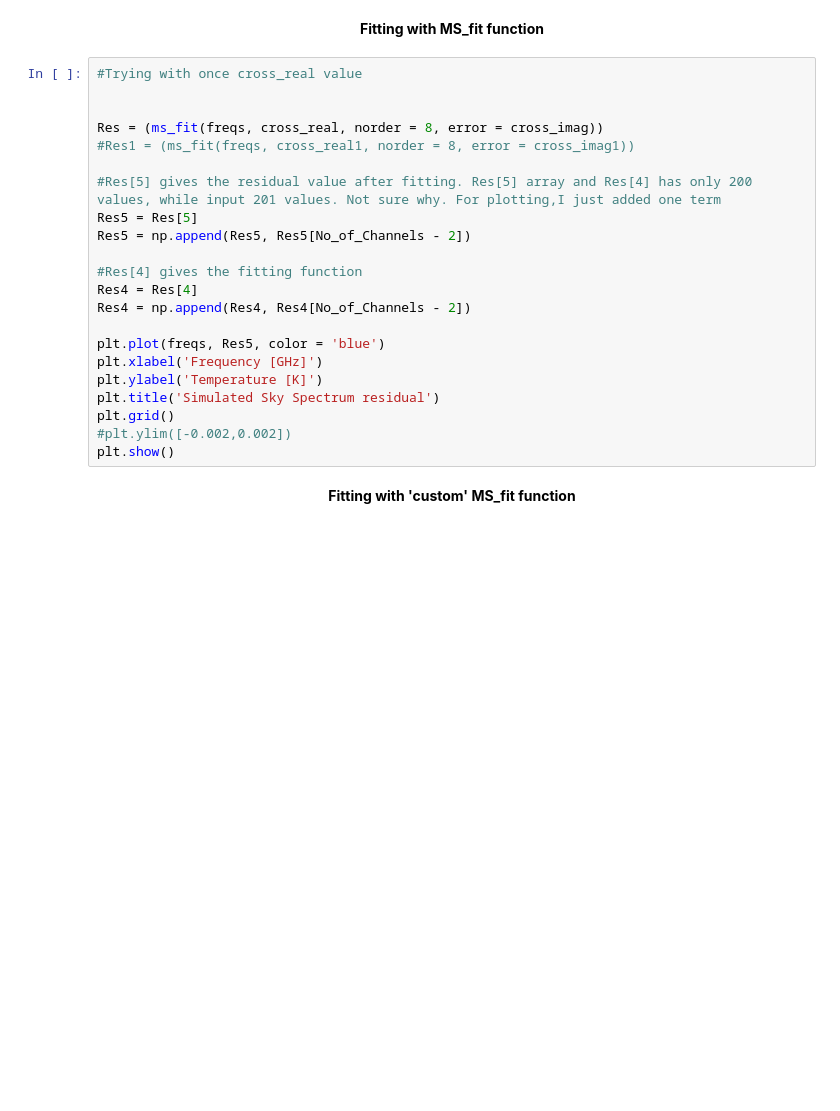
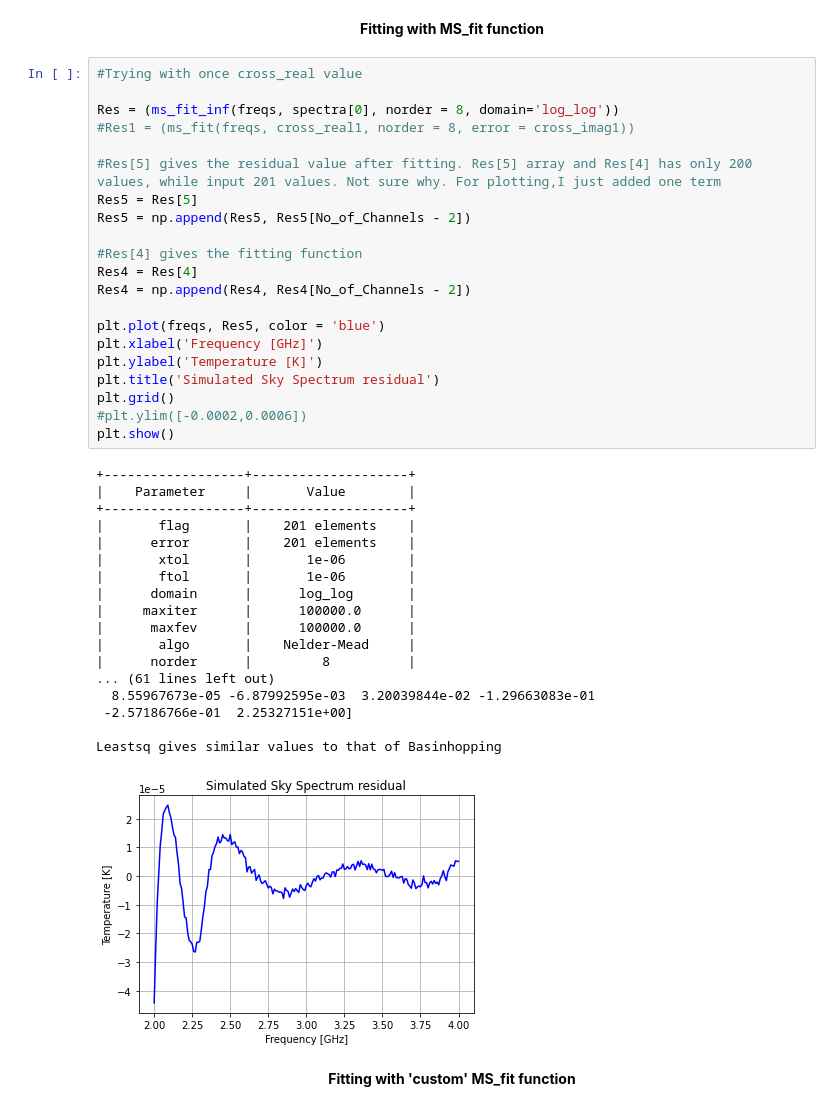
Before and after one commit to mayurisrao/APSERa, a Jupyter notebook: APSERa_code.ipynb, the cells around one changed output. Drawn from its saved outputs; the diff is of its cells as text; blank space fills up the shorter version.

```diff
--- a/APSERa_code.ipynb
+++ b/APSERa_code.ipynb
@@ -339,25 +343,43 @@ plt.show()
 # %%
 #Trying with once cross_real value
 
-
-Res = (ms_fit(freqs, cross_real, norder = 8, error = cross_imag))
+Res = (ms_fit_inf(freqs, spectra[0], norder = 8, domain='log_log'))
 #Res1 = (ms_fit(freqs, cross_real1, norder = 8, error = cross_imag1))
 
 #Res[5] gives the residual value after fitting. Res[5] array and Res[4] has only 200 values, while input 201 values. Not sure why. For plotting,I just added one term
 Res5 = Res[5]
 Res5 = np.append(Res5, Res5[No_of_Channels - 2])
 
 #Res[4] gives the fitting function
 Res4 = Res[4]
 Res4 = np.append(Res4, Res4[No_of_Channels - 2])
 
 plt.plot(freqs, Res5, color = 'blue')
 plt.xlabel('Frequency [GHz]')
 plt.ylabel('Temperature [K]')
 plt.title('Simulated Sky Spectrum residual')
 plt.grid()
-#plt.ylim([-0.002,0.002])
+#plt.ylim([-0.0002,0.0006])
 plt.show()
+# %% [output]
++------------------+--------------------+
+|    Parameter     |       Value        |
++------------------+--------------------+
+|       flag       |    201 elements    |
+|      error       |    201 elements    |
+|       xtol       |       1e-06        |
+|       ftol       |       1e-06        |
+|      domain      |      log_log       |
+|     maxiter      |      100000.0      |
+|      maxfev      |      100000.0      |
+|       algo       |    Nelder-Mead     |
+|      norder      |         8          |
+... (61 lines left out)
+  8.55967673e-05 -6.87992595e-03  3.20039844e-02 -1.29663083e-01
+ -2.57186766e-01  2.25327151e+00]
+
+Leastsq gives similar values to that of Basinhopping
+[figure, added]
 # %% [markdown]
 <div align="center"><b> Fitting with 'custom' MS_fit function </b></div>
 # %%
```
Also changed, not shown: parts of 21 cells of this notebook.
